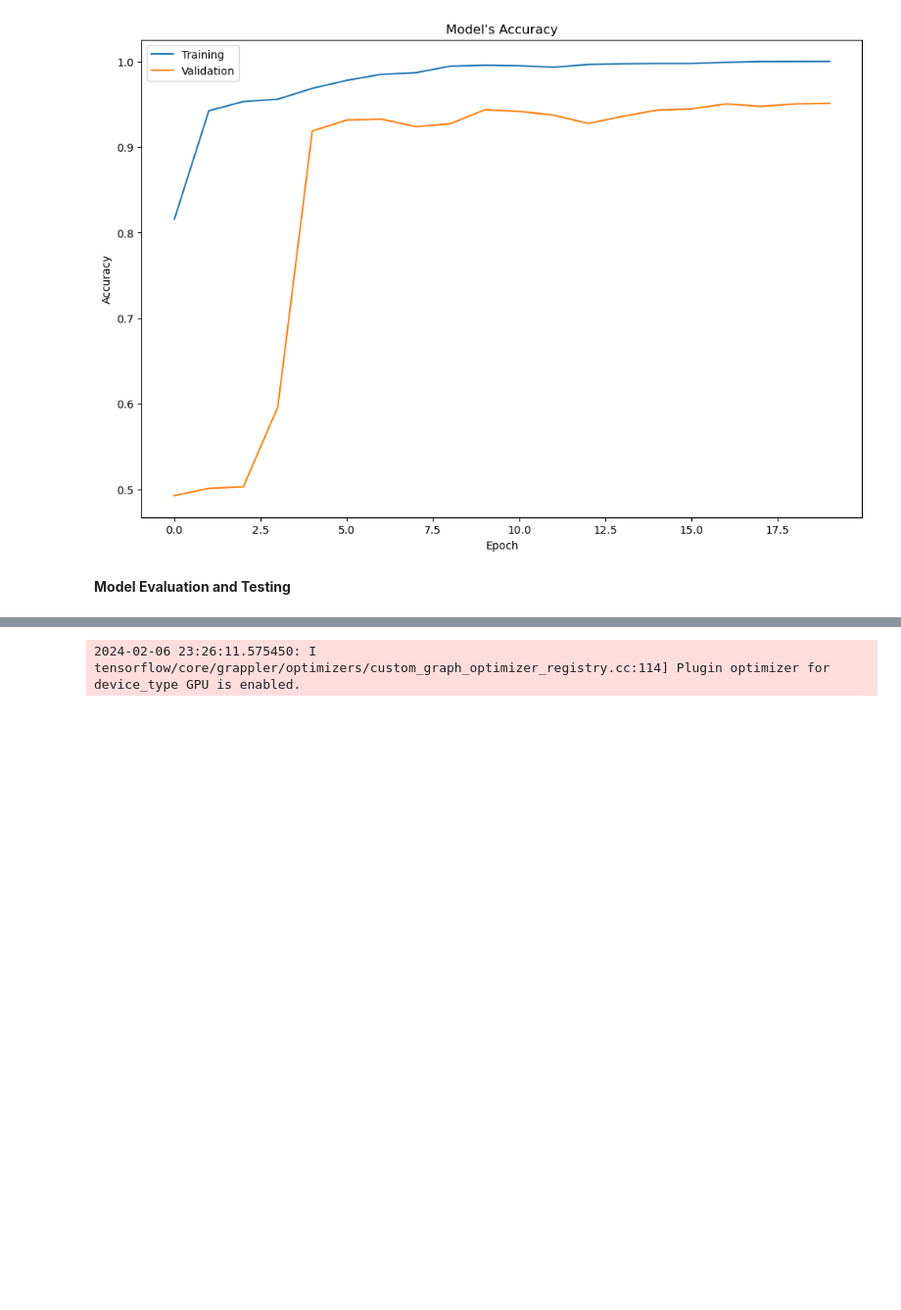
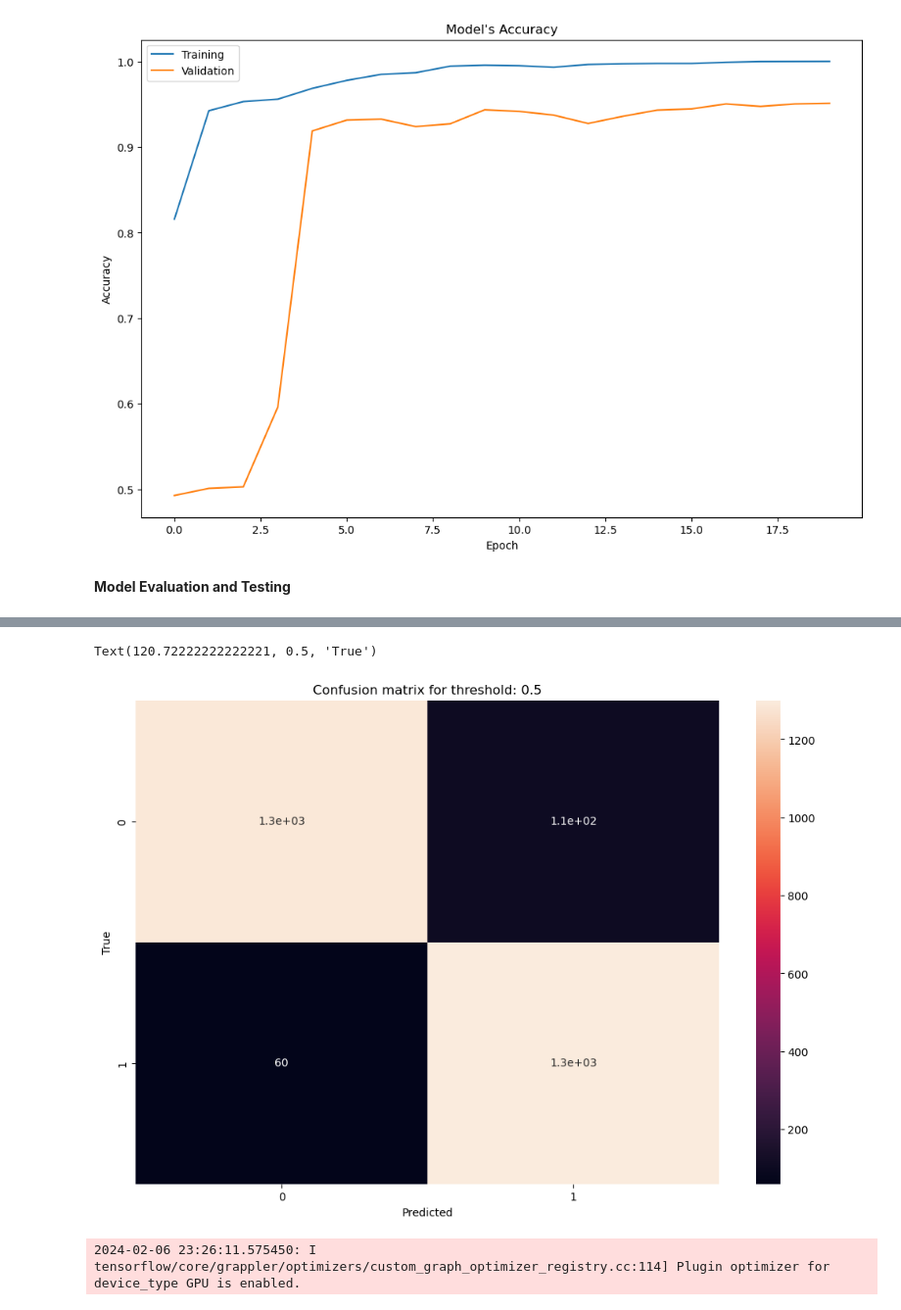
Before and after one commit to DangGiaChi/Deep-Learning-for-Computer-Vision-with-Python-and-TensorFlow-Course, a Jupyter notebook: Malaria_Detection_2/Malaria_Detection_Advanced_Evaluation.ipynb, the cells around one changed output, grey strips where cells are left out. Shown at 98% size. Drawn from its saved outputs; the diff is of its cells as text; code cells hidden in the pictures; blank space fills up the shorter version.

Commit message:
Better model

```diff
--- a/Malaria_Detection_2/Malaria_Detection_Advanced_Evaluation.ipynb
+++ b/Malaria_Detection_2/Malaria_Detection_Advanced_Evaluation.ipynb
@@ -641,0 +653,14 @@ lenet_model_custom_layer.evaluate(test_dataset)
+# %%
+labels = []
+input = []
+for x, y in test_dataset.as_numpy_iterator():
+    labels.append(y[0])
+    input.append(x)
+# %%
+input = np.array(input)
+input = input[:,0,...]
+predicted = lenet_model_custom_layer.predict(input)
+predicted = predicted[:,0]
+
+print(predicted)
+print(labels)
@@ -642,3 +673,15 @@ lenet_model_custom_layer.evaluate(test_dataset)
+# %%
+threshold = 0.5
+cm = confusion_matrix(labels, predicted > threshold)
+plt.figure(figsize=(12,8))
+
+sns.heatmap(cm, annot=True)
+plt.title(f"Confusion matrix for threshold: {threshold}")
+plt.xlabel("Predicted")
+plt.ylabel("True")
+# %% [output]
+Text(120.72222222222221, 0.5, 'True')
+[figure, added]
 # %%
 def parasite_or_not(x):
     if x>0.5:
```
Also changed, not shown: parts of 12 cells of this notebook.
